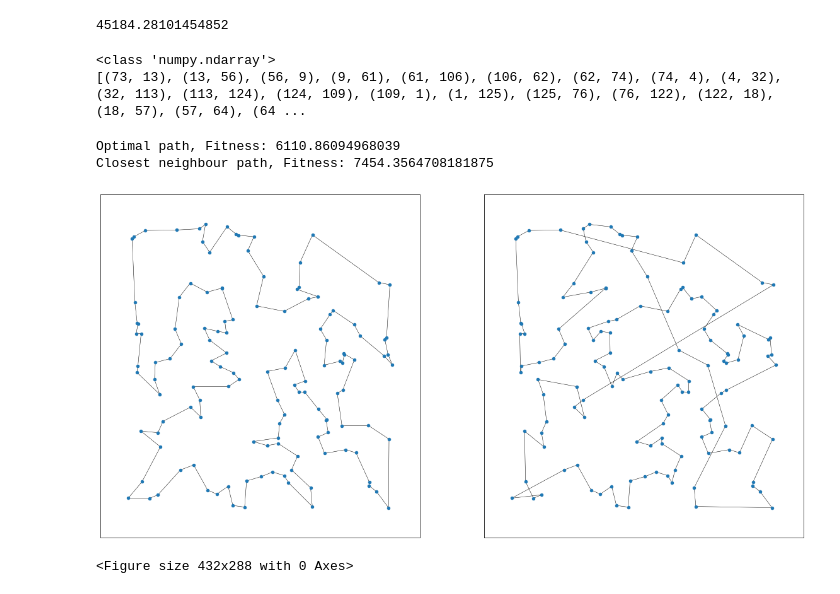
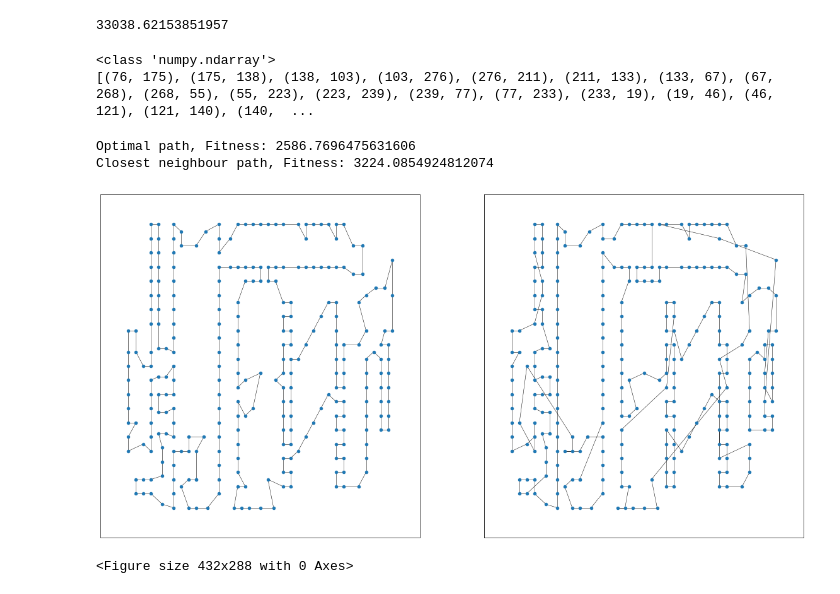
Before and after one commit to ElFilosofoX/natural_computing_project, a Jupyter notebook: testing_tsp.ipynb, the cells around one changed output. Saved outputs shown, nothing was run; the diff lists cells and outputs as text; code cells hidden in the pictures.

```diff
--- a/testing_tsp.ipynb
+++ b/testing_tsp.ipynb
@@ -6,7 +6,7 @@ import matplotlib.pyplot as plt
 import math
 import functions as f
 # %%
-filename = "ch130.tsp"
+filename = "a280.tsp"
 problem = tsplib95.load(filename)
 G  = problem.get_graph()
 layout = nx.spring_layout(G,seed=0)
@@ -36,13 +36,13 @@ def get_fitness(edge_list):
 edge_list = get_edge_list(arr)
 get_fitness(edge_list)
 # %% [output]
-45184.28101454852
+33038.62153851957
 # %%
 print(type(arr))
 print(get_edge_list([i[0] for i in edge_list]))
 # %% [output]
 <class 'numpy.ndarray'>
-[(73, 13), (13, 56), (56, 9), (9, 61), (61, 106), (106, 62), (62, 74), (74, 4), (4, 32), (32, 113), (113, 124), (124, 109), (109, 1), (1, 125), (125, 76), (76, 122), (122, 18), (18, 57), (57, 64), (64 ...
+[(76, 175), (175, 138), (138, 103), (103, 276), (276, 211), (211, 133), (133, 67), (67, 268), (268, 55), (55, 223), (223, 239), (239, 77), (77, 233), (233, 19), (19, 46), (46, 121), (121, 140), (140,  ...
 # %%
 dictionary = dict()
 G.nodes[1]['coord']
@@ -50,25 +50,25 @@ for i in range(1,len(G.nodes)+1):
     dictionary[i] = G.nodes[i]['coord']
 # print (dictionary)
 # %%
-solution = tsplib95.load("ch130.opt.tour").tours[0]
+solution = tsplib95.load("a280.opt.tour").tours[0]
 solution = get_edge_list(solution)
 fig, axs = plt.subplots(1,2, figsize=(20,10))
 fit = str(f.get_fitness(G,solution))
 print(f"Optimal path, Fitness: " + fit)
 nx.draw_networkx(G, pos=dictionary, with_labels=False, node_size=20, edgelist=[], ax=axs[0], label=fit)
 nx.draw_networkx_edges(G, pos=dictionary, width=0.5,edgelist=solution, ax=axs[0], label=fit)
 
 
 path = f.closest_neighbour_alg(G)
 fit = str(f.get_fitness(G,f.get_edge_list(path)))
 print(f"Closest neighbour path, Fitness: " + fit)
 nx.draw_networkx(G, pos=dictionary, with_labels=False, node_size=20, edgelist=[], ax=axs[1], label=fit)
 nx.draw_networkx_edges(G, pos=dictionary, width=0.5,edgelist=f.get_edge_list(path), ax=axs[1], label=fit)
 plt.show()
 # %% [output]
-Optimal path, Fitness: 6110.86094968039
-Closest neighbour path, Fitness: 7454.3564708181875
+Optimal path, Fitness: 2586.7696475631606
+Closest neighbour path, Fitness: 3224.0854924812074
-[figure, old version]
+[figure, new version]
 # %%
 p1 = f.generate_random_inividual(G)
 p2 = f.generate_random_inividual(G)
```
Also changed, not shown: parts of 1 cell of this notebook, 4 other files.
